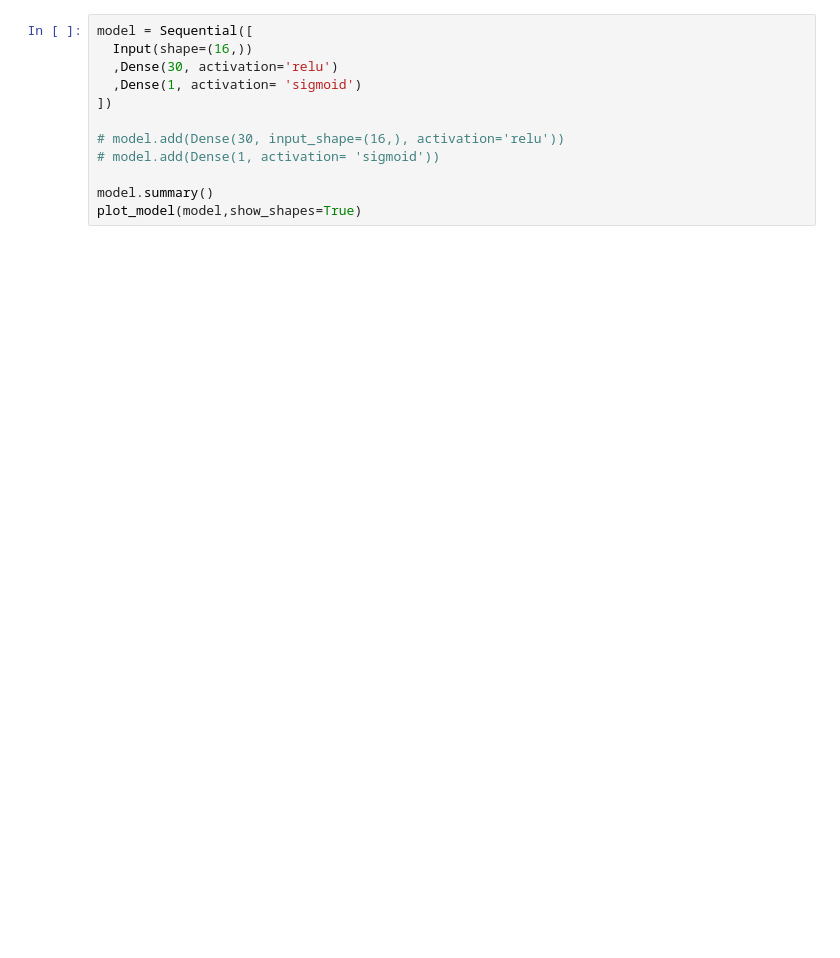
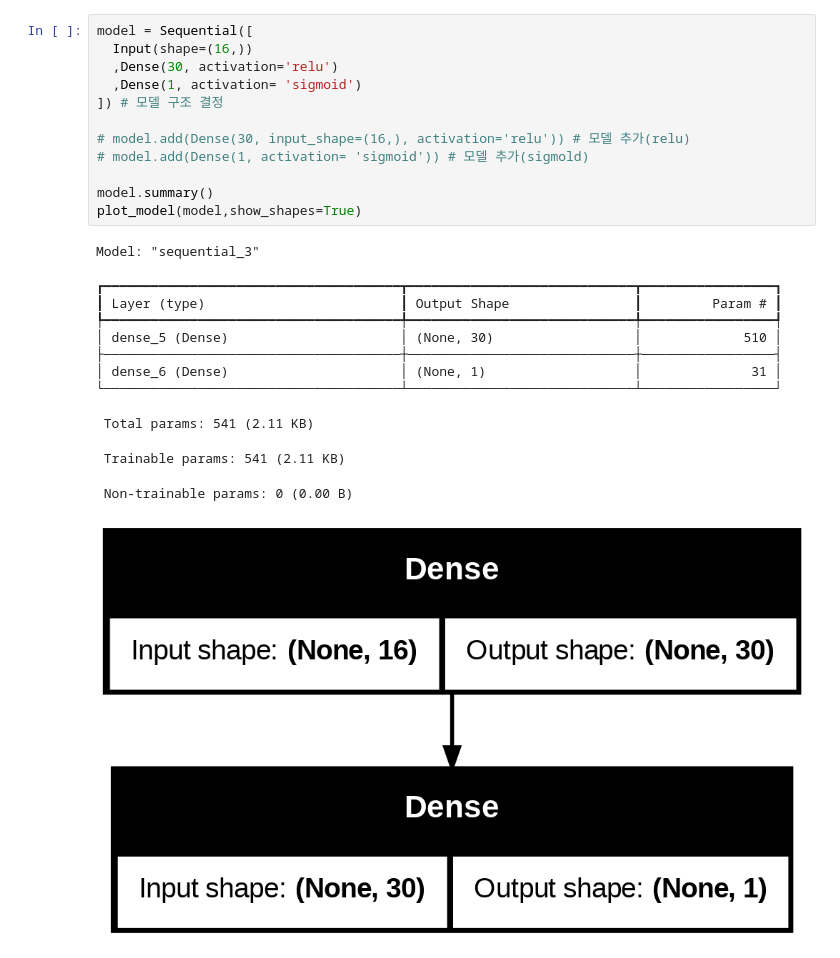
Before and after one commit to rms5010/deep-learning-practice, a Jupyter notebook: dl_practice.ipynb, the cells around one changed output. Drawn from its saved outputs; the diff is of its cells as text; blank space fills up the shorter version.

```diff
--- a/dl_practice.ipynb
+++ b/dl_practice.ipynb
@@ -14,14 +16,27 @@ y = Data_set[:,16]
 # %%
 model = Sequential([
   Input(shape=(16,))
   ,Dense(30, activation='relu')
   ,Dense(1, activation= 'sigmoid')
-])
+]) # 모델 구조 결정
 
-# model.add(Dense(30, input_shape=(16,), activation='relu'))
-# model.add(Dense(1, activation= 'sigmoid'))
+# model.add(Dense(30, input_shape=(16,), activation='relu')) # 모델 추가(relu)
+# model.add(Dense(1, activation= 'sigmoid')) # 모델 추가(sigmold)
 
 model.summary()
 plot_model(model,show_shapes=True)
+# %% [output]
+Model: "sequential_3"
+┏━━━━━━━━━━━━━━━━━━━━━━━━━━━━━━━━━━━━━━┳━━━━━━━━━━━━━━━━━━━━━━━━━━━━━┳━━━━━━━━━━━━━━━━━┓
+┃ Layer (type)                         ┃ Output Shape                ┃         Param # ┃
+┡━━━━━━━━━━━━━━━━━━━━━━━━━━━━━━━━━━━━━━╇━━━━━━━━━━━━━━━━━━━━━━━━━━━━━╇━━━━━━━━━━━━━━━━━┩
+│ dense_5 (Dense)                      │ (None, 30)                  │             510 │
+├──────────────────────────────────────┼─────────────────────────────┼─────────────────┤
+│ dense_6 (Dense)                      │ (None, 1)                   │              31 │
+└──────────────────────────────────────┴─────────────────────────────┴─────────────────┘
+ Total params: 541 (2.11 KB)
+ Trainable params: 541 (2.11 KB)
+ Non-trainable params: 0 (0.00 B)
+[figure, added]
 # %%
 model.compile(loss='binary_crossentropy', optimizer='adam', metrics=['accuracy'])
```
Also changed, not shown: parts of 3 cells of this notebook.
